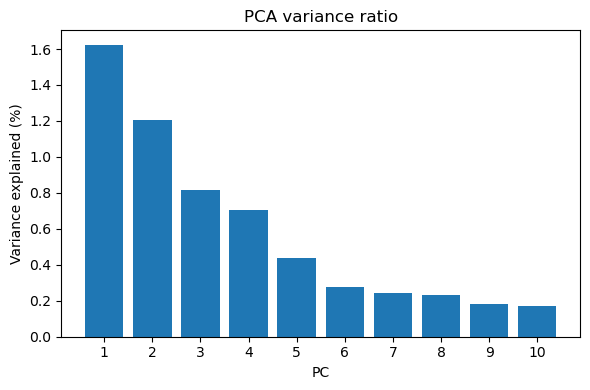
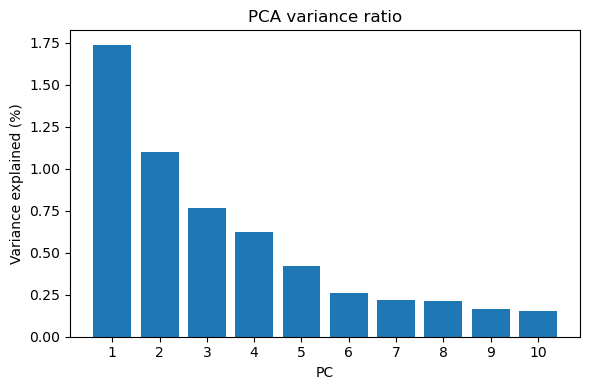
The notebook cell's code change between the first figure and the second:
--- before
+++ after
@@ -29,4 +29,4 @@
 
 plt.tight_layout()
-plt.savefig("figures/dominguez_PCA.tiff", dpi=300, bbox_inches="tight")
+plt.savefig("figures/dominguez_PCA.tiff", dpi=500, bbox_inches="tight")
 plt.show()

Commit: update studycase figures